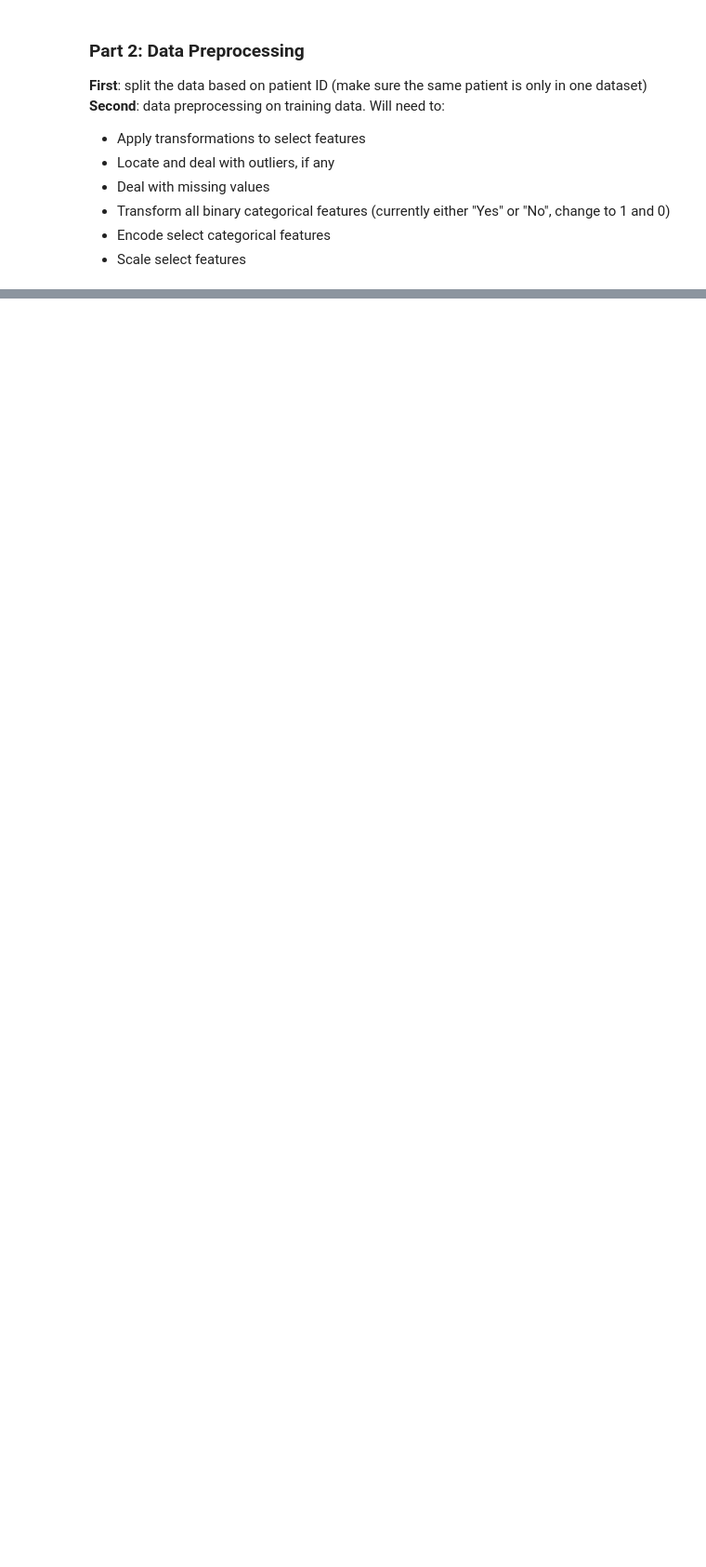
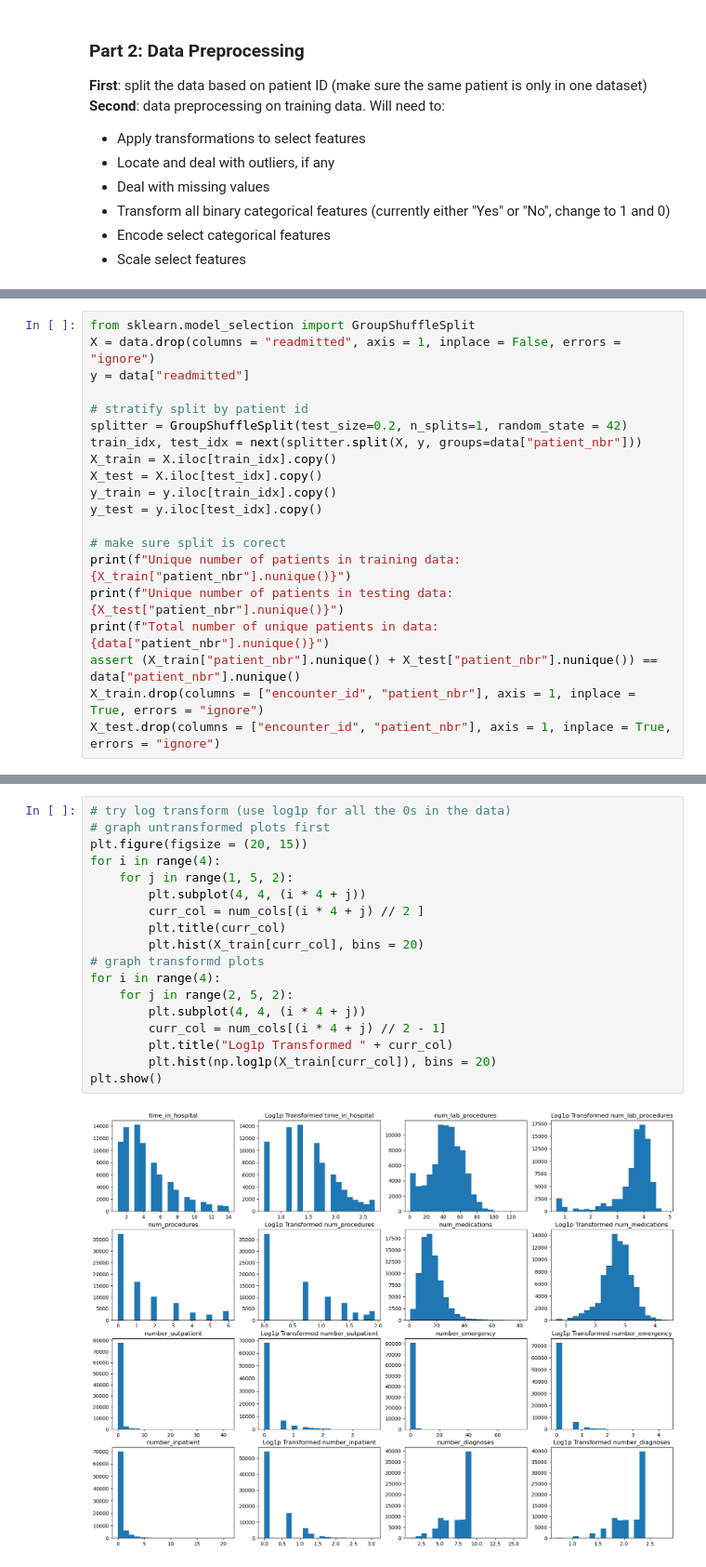
Before and after one commit to applewu265/PythonML_Projects, a Jupyter notebook: Diabetes_Readmission/diabetes_readmission.ipynb, the cells around one changed output, grey strips where cells are left out. Shown: that part at 93% size. Cells and saved outputs as stored; diff of their text form; blank space fills up the shorter version.

Commit message:
determined necessary transformations for numerical data

```diff
--- a/Diabetes_Readmission/diabetes_readmission.ipynb
+++ b/Diabetes_Readmission/diabetes_readmission.ipynb
@@ -130,0 +109,20 @@ Missing diag_3 entries: 1423 / 101766
+# %%
+from sklearn.model_selection import GroupShuffleSplit
+X = data.drop(columns = "readmitted", axis = 1, inplace = False, errors = "ignore")
+y = data["readmitted"]
+
+# stratify split by patient id
+splitter = GroupShuffleSplit(test_size=0.2, n_splits=1, random_state = 42)
+train_idx, test_idx = next(splitter.split(X, y, groups=data["patient_nbr"]))
+X_train = X.iloc[train_idx].copy()
+X_test = X.iloc[test_idx].copy()
+y_train = y.iloc[train_idx].copy()
+y_test = y.iloc[test_idx].copy()
+
+# make sure split is corect
+print(f"Unique number of patients in training data: {X_train["patient_nbr"].nunique()}")
+print(f"Unique number of patients in testing data: {X_test["patient_nbr"].nunique()}")
+print(f"Total number of unique patients in data: {data["patient_nbr"].nunique()}")
+assert (X_train["patient_nbr"].nunique() + X_test["patient_nbr"].nunique()) == data["patient_nbr"].nunique()
+X_train.drop(columns = ["encounter_id", "patient_nbr"], axis = 1, inplace = True, errors = "ignore")
+X_test.drop(columns = ["encounter_id", "patient_nbr"], axis = 1, inplace = True, errors = "ignore")
@@ -144,0 +135,20 @@ plt.show()
+# %%
+# try log transform (use log1p for all the 0s in the data)
+# graph untransformed plots first
+plt.figure(figsize = (20, 15))
+for i in range(4):
+    for j in range(1, 5, 2):
+        plt.subplot(4, 4, (i * 4 + j))
+        curr_col = num_cols[(i * 4 + j) // 2 ]
+        plt.title(curr_col)
+        plt.hist(X_train[curr_col], bins = 20)
+# graph transformd plots
+for i in range(4):
+    for j in range(2, 5, 2):
+        plt.subplot(4, 4, (i * 4 + j))
+        curr_col = num_cols[(i * 4 + j) // 2 - 1]
+        plt.title("Log1p Transformed " + curr_col)
+        plt.hist(np.log1p(X_train[curr_col]), bins = 20)
+plt.show()
+# %% [output]
+[figure, added]
```
Also changed, not shown: parts of 16 cells of this notebook.
